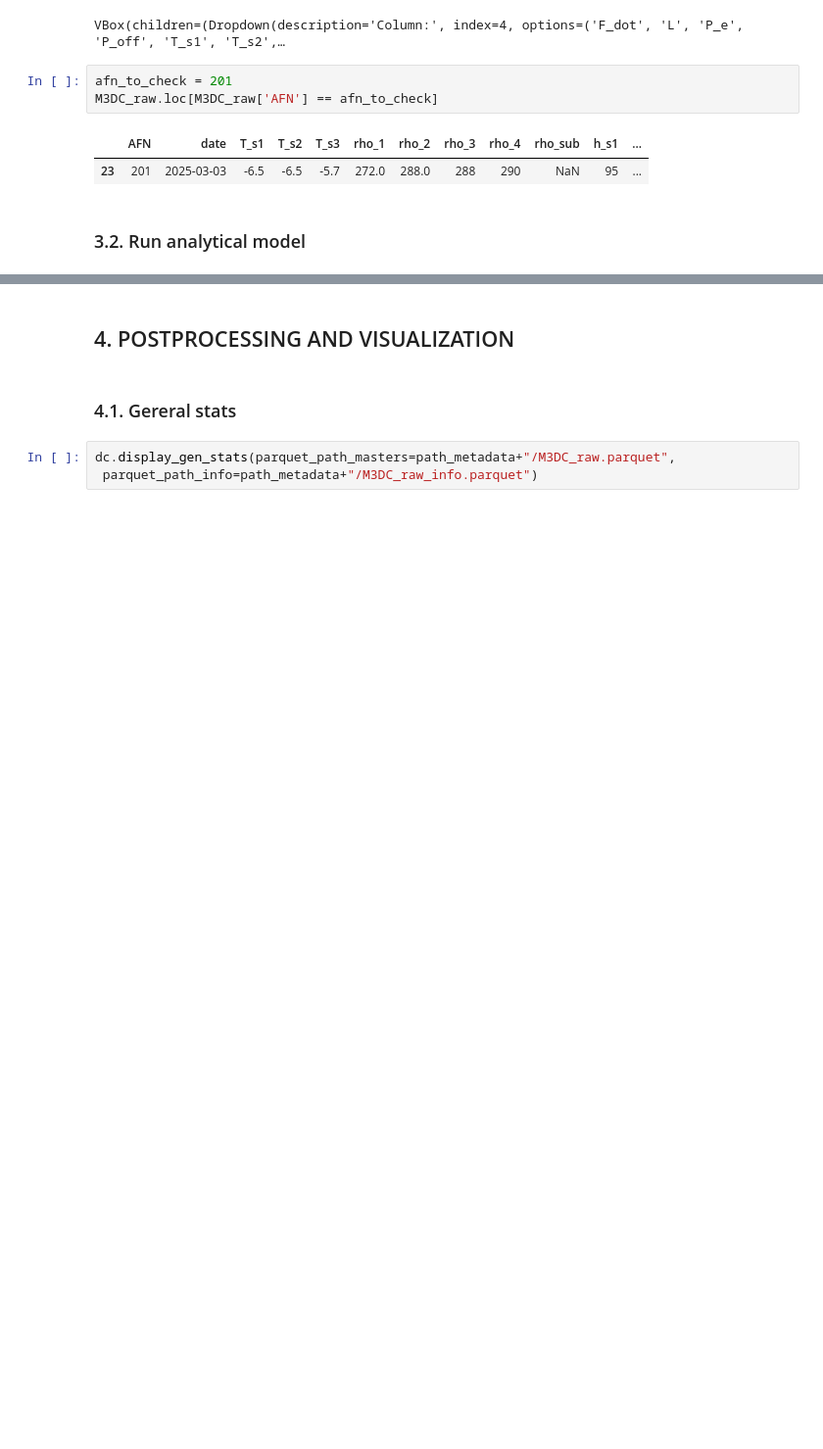
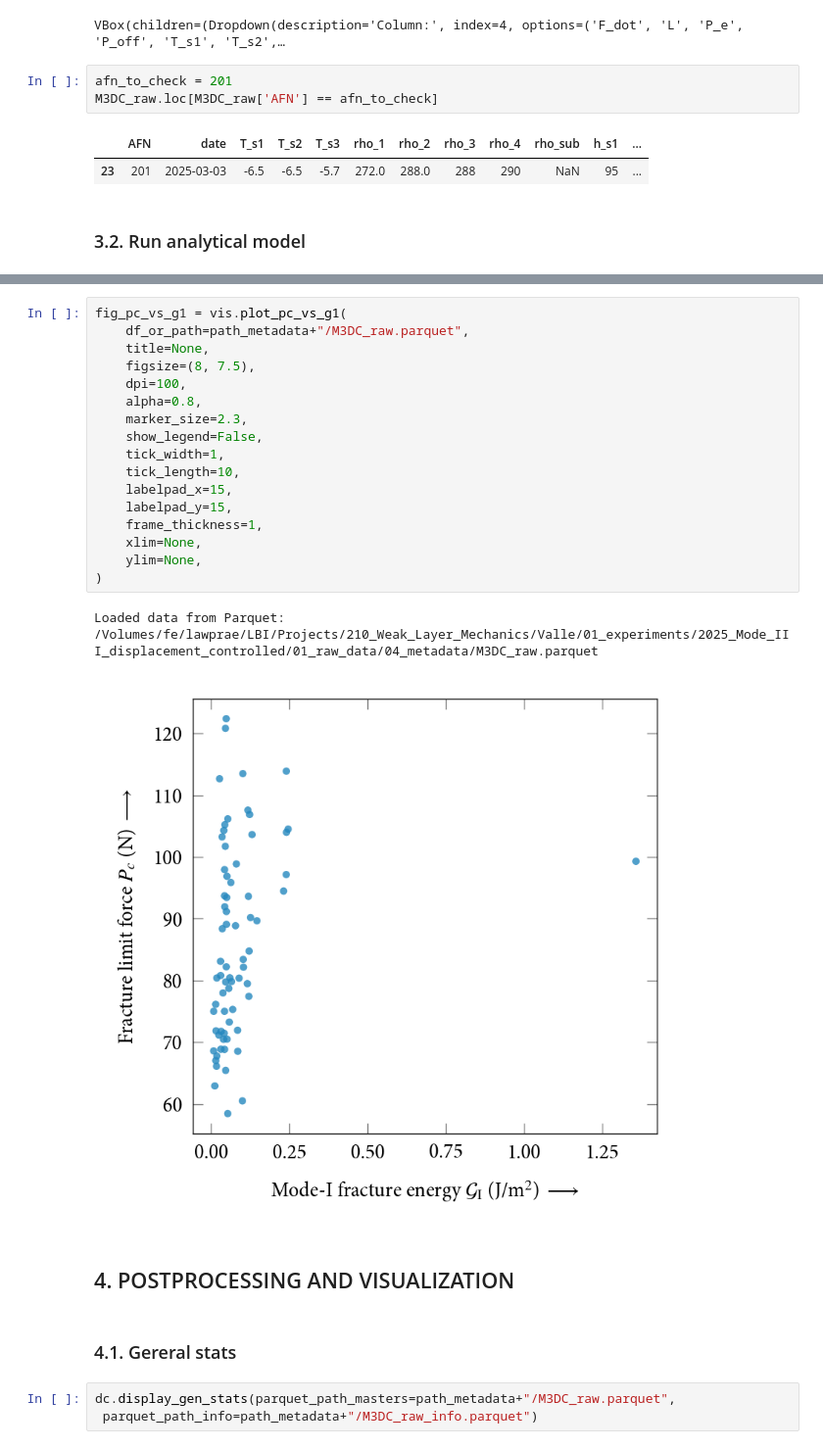
Before and after one commit to valdam95/Mode3DC, a Jupyter notebook: M3DC_Notebook.ipynb, the cells around one changed output, grey strips where cells are left out. Shown at 98% size. Cells and saved outputs as stored; diff of their text form; blank space fills up the shorter version.

```diff
--- a/M3DC_Notebook.ipynb
+++ b/M3DC_Notebook.ipynb
@@ -649,3 +554,23 @@ def compute_load_vector(experiment):
+# %%
+fig_pc_vs_g1 = vis.plot_pc_vs_g1(
+    df_or_path=path_metadata+"/M3DC_raw.parquet",
+    title=None,
+    figsize=(8, 7.5),
+    dpi=100,
+    alpha=0.8,
+    marker_size=2.3,
+    show_legend=False,
+    tick_width=1,
+    tick_length=10,
+    labelpad_x=15,
+    labelpad_y=15,
+    frame_thickness=1,
+    xlim=None,
+    ylim=None,
+)
+# %% [output]
+Loaded data from Parquet: /Volumes/fe/lawprae/LBI/Projects/210_Weak_Layer_Mechanics/Valle/01_experiments/2025_Mode_III_displacement_controlled/01_raw_data/04_metadata/M3DC_raw.parquet
+[figure, added]
 # %% [markdown]
 ## 4. POSTPROCESSING AND VISUALIZATION
 # %% [markdown]
```
Also changed, not shown: parts of 7 cells of this notebook, 5 other files.
